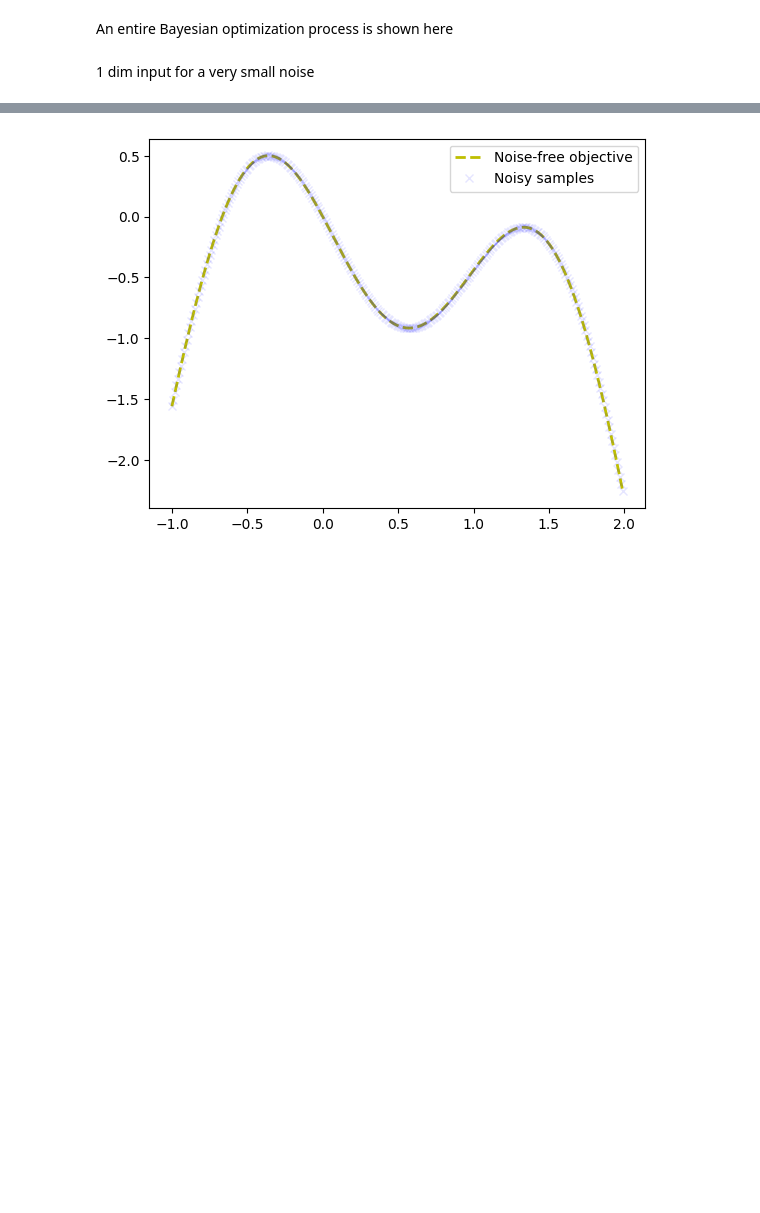
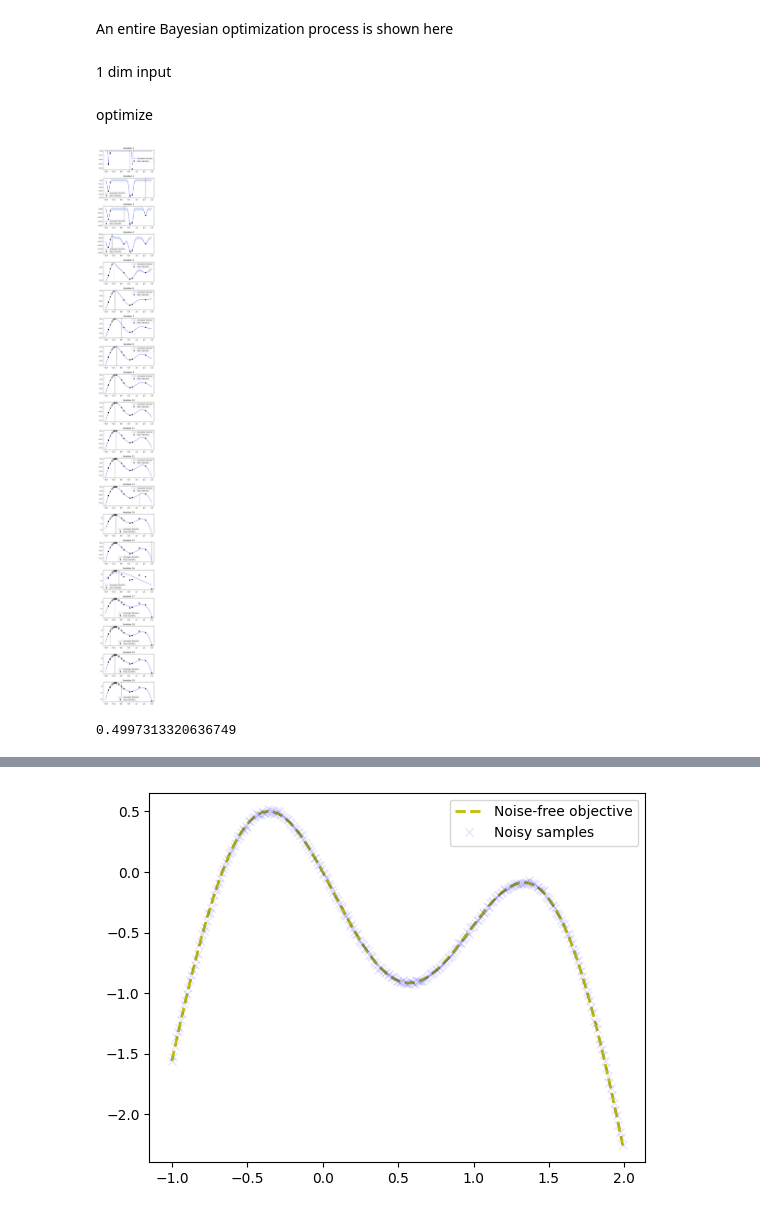
Before and after one commit to wzh-miasanmia/jax_mobo, a Jupyter notebook: sobo_demo/bayesian_1d.ipynb, the cells around one changed output, grey strips where cells are left out. Cells and saved outputs as stored; diff of their text form; code cells hidden in the pictures; blank space fills up the shorter version.

```diff
--- a/sobo_demo/bayesian_1d.ipynb
+++ b/sobo_demo/bayesian_1d.ipynb
@@ -11,6 +12,6 @@ from optim_process import optim_process
 import screen
 # %% [markdown]
-1 dim input for a very small noise
+1 dim input
 # %%
 constrains = {'X': (-1.0, 2.0)}
 noise = 1e-3 # cannot be too small, or grad would be nan
@@ -20,3 +21,23 @@ dim = 1
 # Define your objective function using JAX
 def f(X, noise=noise):
     return -jnp.sin(3 * X) - X**2 + 0.7 * X + noise * random.normal(random.PRNGKey(0), X.shape)
+# %% [markdown]
+optimize
+# %%
+optimizer_params = optim_process(
+    f,
+    constrains,
+    noise,
+    n_init = n_init,
+    seed = 42,
+    dim = dim,
+    n = 20,
+    num_steps = 20,
+    lr = 0.01,
+    plot_figure = True)
+# %% [output]
+[figure, added]
+# %%
+optimizer_params.target
+# %% [output]
+0.4997313320636749
```
Also changed, not shown: parts of 15 cells of this notebook, 15 other files.
